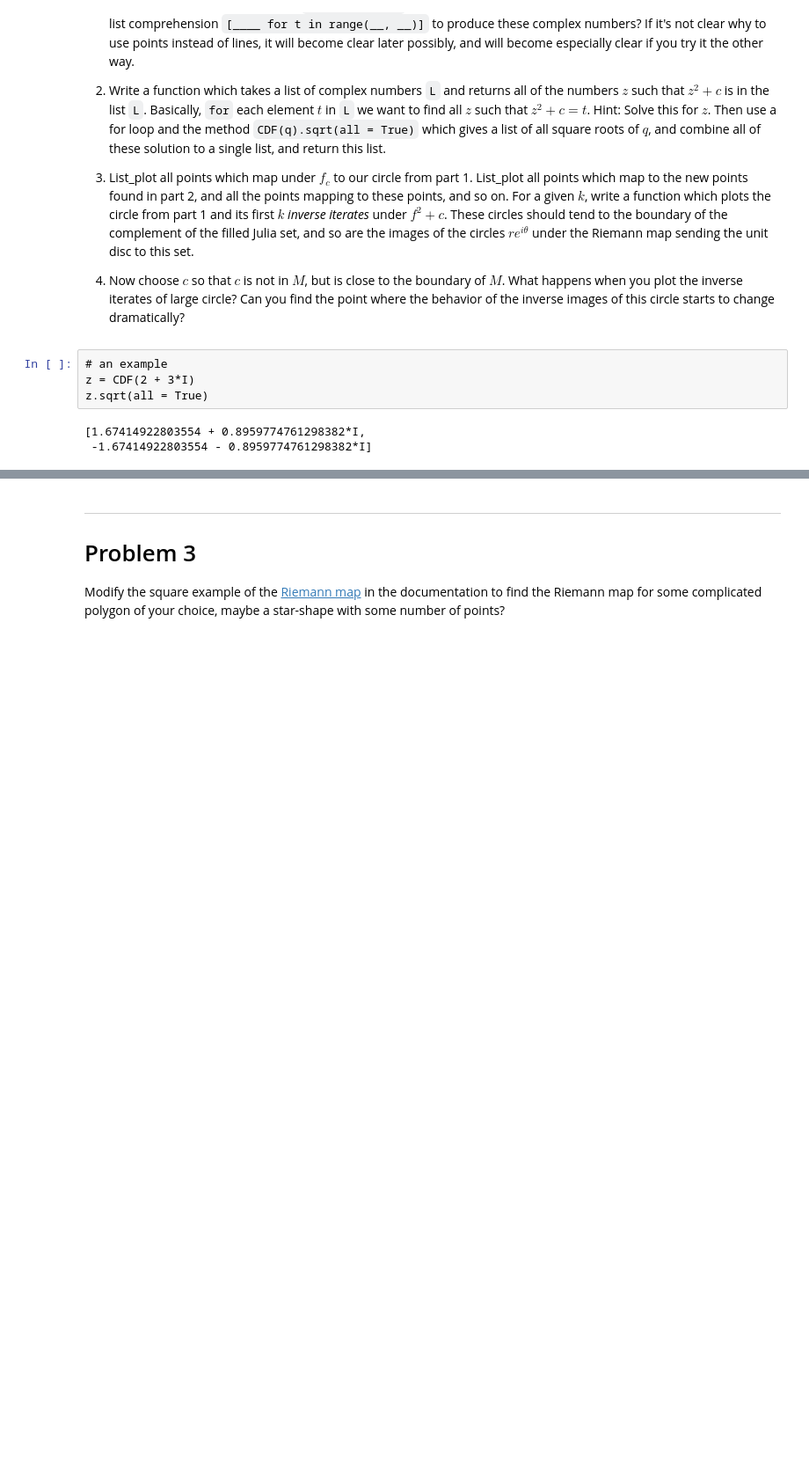
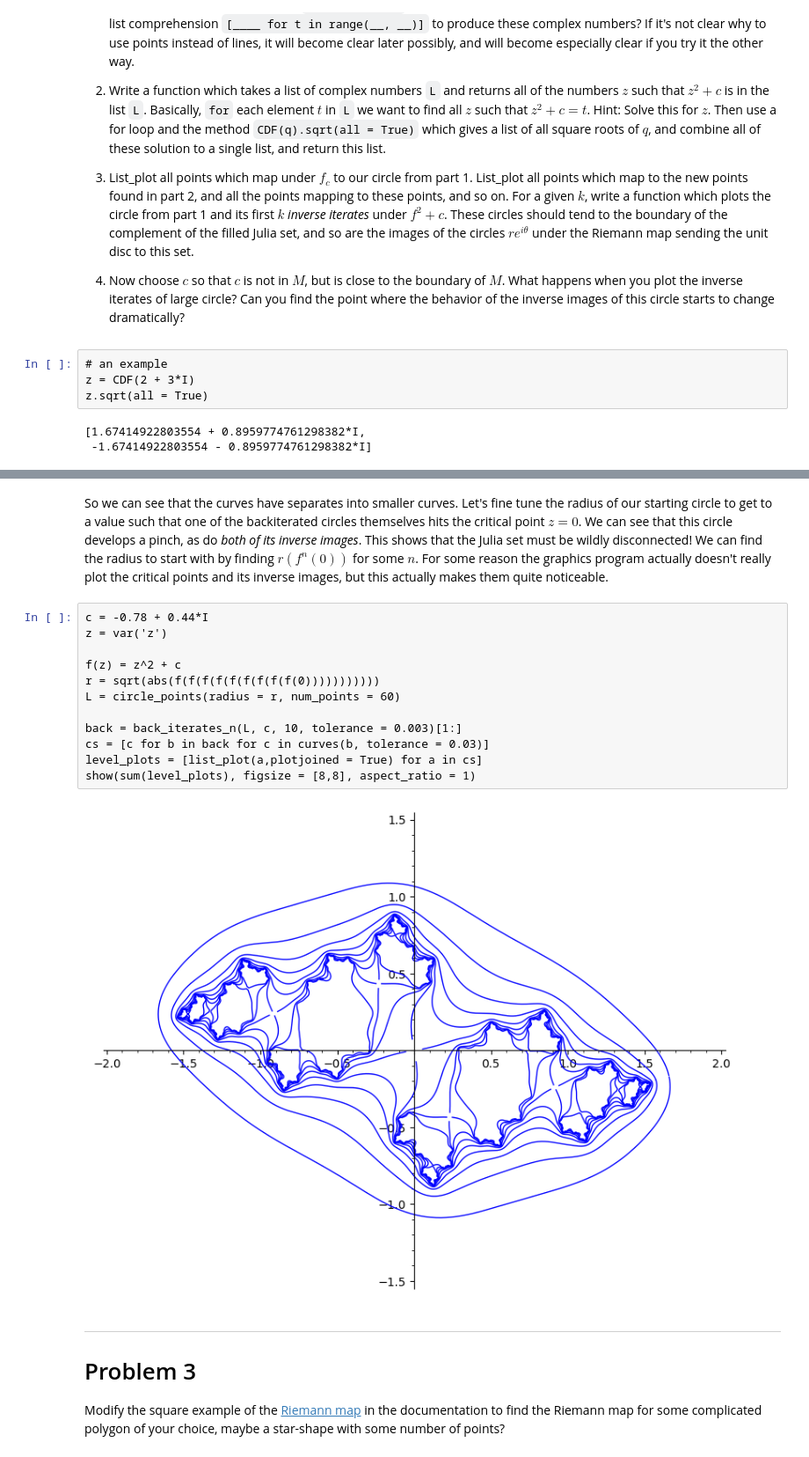
Before and after one commit to sam-dehority/SHPChaoasandFractals2021Spring, a Jupyter notebook: 3-13Problems.ipynb, the cells around one changed output, grey strips where cells are left out. Shown at 88% size. Cells and saved outputs as stored; diff of their text form; blank space fills up the shorter version.

```diff
--- a/3-13Problems.ipynb
+++ b/3-13Problems.ipynb
@@ -40,3 +170,19 @@ z.sqrt(all = True)
+# %% [markdown]
+So we can see that the curves have separates into smaller curves. Let's fine tune the radius of our starting circle to get to a value such that one of the backiterated circles themselves hits the critical point $z = 0$. We can see that this circle develops a pinch, as do *both of its inverse images*. This shows that the Julia set must be wildly disconnected! We can find the radius to start with by finding $r(f^n(0))$ for some $n$.  For some reason the graphics program actually doesn't really plot the critical points and its inverse images, but this actually makes them quite noticeable.
+# %%
+c = -0.78 + 0.44*I
+z = var('z')
+
+f(z) = z^2 + c
+r = sqrt(abs(f(f(f(f(f(f(f(f(f(0)))))))))))
+L = circle_points(radius = r, num_points = 60)
+
+back = back_iterates_n(L, c, 10, tolerance = 0.003)[1:]
+cs = [c for b in back for c in curves(b, tolerance = 0.03)]
+level_plots = [list_plot(a,plotjoined = True) for a in cs]
+show(sum(level_plots), figsize = [8,8], aspect_ratio = 1)
+# %% [output]
+[figure, added]
 # %% [markdown]
 ----
 # Problem 3
```
Also changed, not shown: parts of 7 cells of this notebook.
